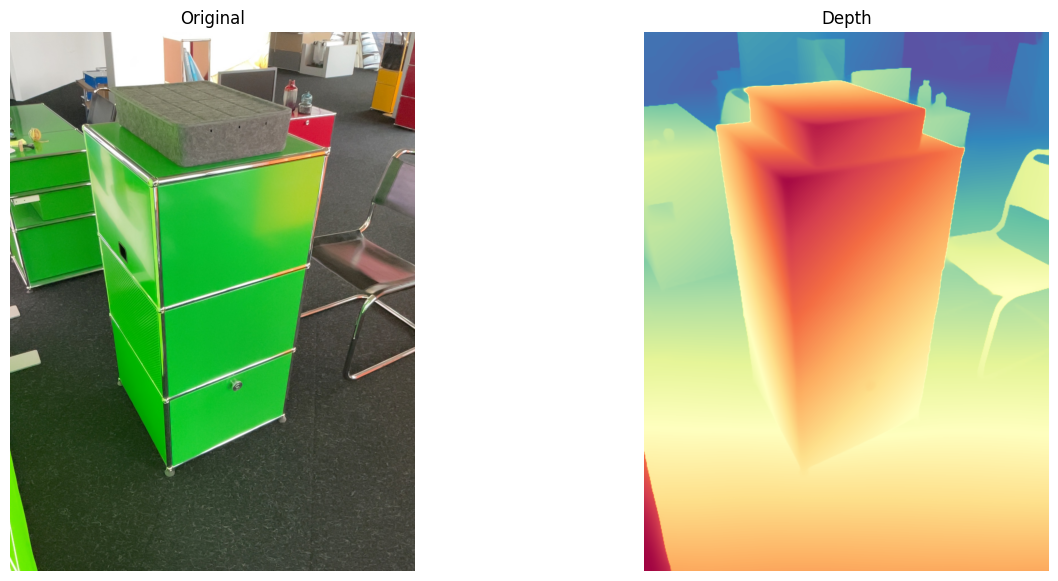
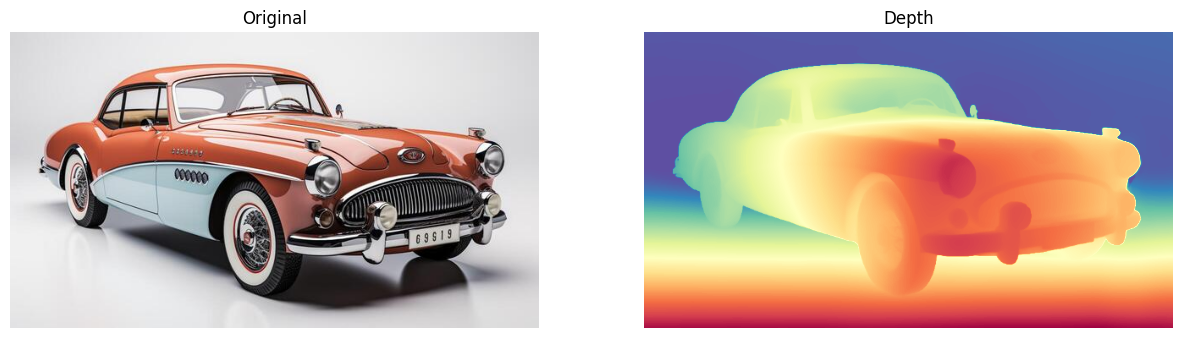
The change to this notebook cell's code, shown as a diff; its figure went from the first image to the second:
--- before
+++ after
@@ -112,13 +112,25 @@
 
     # --- Step E: 3D Point Cloud ---
-    print("Generating 3D point cloud...")
+    # --- Step E: Save Heatmap Image ---
+    print("Saving depth heatmap...")
+    
+    # 1. Define and create the output directory
+    out_dir = os.path.join(BASE_DIR, 'src', 'data', "DAoutputs")
+    os.makedirs(out_dir, exist_ok=True)
+    
+    # 2. Define the output file path
+    heatmap_output = os.path.join(out_dir, "depth_heatmap.png")
+    
+    # 3. Save the depth map using the 'Spectral_r' colormap
+    # We use plt.imsave to easily apply the colormap during the save process
+    plt.imsave(heatmap_output, depth_norm, cmap='Spectral_r')
+    
+    print(f"Heatmap successfully saved to: {heatmap_output}")
+
+    # Optional: Keep the 3D viewer if you still want to see it, 
+    # otherwise you can comment out the lines below.
+    print("Generating 3D point cloud for viewing...")
     pcd = create_and_view_point_cloud(depth_norm, rgb_image)
-    
-    out_dir = os.path.join(BASE_DIR, "outputs")
-    os.makedirs(out_dir, exist_ok=True)
-    pcd_output = os.path.join(out_dir, "selected_image_pcd.ply")
-    o3d.io.write_point_cloud(pcd_output, pcd)
-    
-    print("Launching interactive 3D viewer (Check your taskbar for the window)...")
+    print("Launching interactive 3D viewer...")
     o3d.visualization.draw_geometries([pcd])
 

Commit: midas added & data fiterout with depthmap in dvc